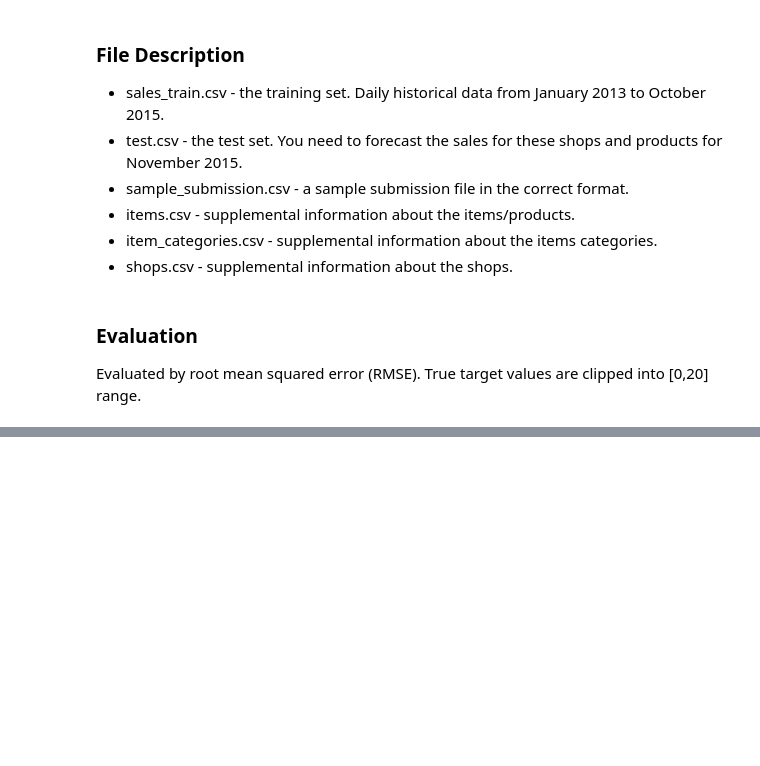
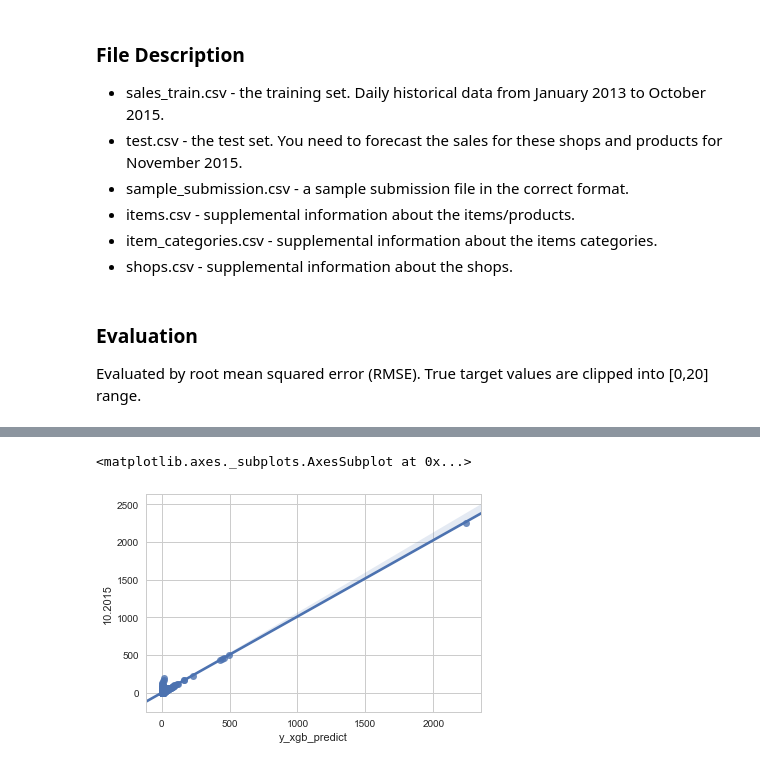
Before and after one commit to kkchuchu/kkchuchu.mushroom, a Jupyter notebook: kaggle/predict_future_sales/Predict Future Sales.ipynb, the cells around one changed output, grey strips where cells are left out. Drawn from its saved outputs; the diff is of its cells as text; code cells hidden in the pictures; blank space fills up the shorter version.

Commit message:
add predict sale price using xgboost

```diff
--- a/kaggle/predict_future_sales/Predict Future Sales.ipynb
+++ b/kaggle/predict_future_sales/Predict Future Sales.ipynb
@@ -313,0 +267,12 @@ dtype: int64
+# %%
+import xgboost as xgb
+from sklearn.metrics import mean_squared_error
+
+param = {'max_depth':10,
+         'subsample':1,
+         'min_child_weight':0.5,
+         'eta':0.3,
+         'num_round':1000,
+         'seed':1,
+         'silent':0,
+         'eval_metric':'rmse'}
@@ -313,0 +296,9 @@ dtype: int64
+# %%
+id_ = ['shop_id', 'item_id']
+y_column = ['10.2015']
+x_column = list(set(p_series.columns) - set(id_) - set(y_column))
+# %%
+xgbr = xgb.XGBRegressor(**param).fit(p_series[x_column], p_series[y_column])
+# %%
+p_series['y_xgb_predict'] = xgbr.predict(p_series[x_column])
+p_series.head()
@@ -313,0 +313,5 @@ dtype: int64
+# %%
+sns.regplot(x="y_xgb_predict", y=y_column[0], data=p_series, color='b')
+# %% [output]
+<matplotlib.axes._subplots.AxesSubplot at 0x...>
+[figure, added]
```
Also changed, not shown: parts of 48 cells of this notebook, 1 other file.
